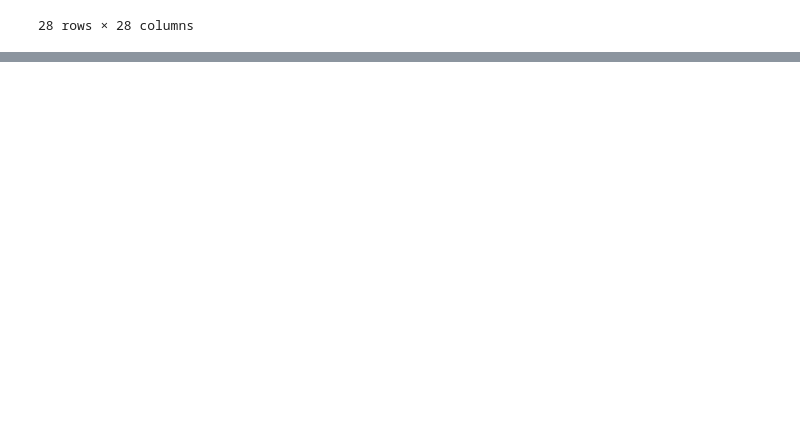
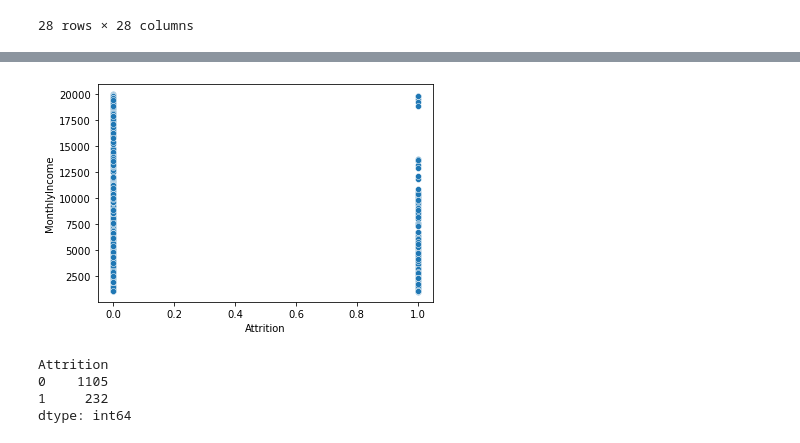
Before and after one commit to veratinous/Stutern_DSCI, a Jupyter notebook: IBM_PROJECT/IBM_EDA.ipynb, the cells around one changed output, grey strips where cells are left out. Saved outputs shown, nothing was run; the diff lists cells and outputs as text; code cells hidden in the pictures; blank space fills up the shorter version.

```diff
--- a/IBM_PROJECT/IBM_EDA.ipynb
+++ b/IBM_PROJECT/IBM_EDA.ipynb
@@ -219,0 +212,14 @@ Name: Age, dtype: float64
+# %%
+sns.scatterplot(x='Attrition', y='MonthlyIncome', data=df)
+plt.show()
+# %% [output]
+[figure, added]
+# %%
+df[df['MonthlyIncome'] > 15000].value_counts('Attrition')
+df[df['MonthlyIncome'] < 15000].value_counts('Attrition')
+#attrition drastically reduces above a monthly income of 15000
+# %% [output]
+Attrition
+0    1105
+1     232
+dtype: int64
```
Also changed, not shown: parts of 31 cells of this notebook.
